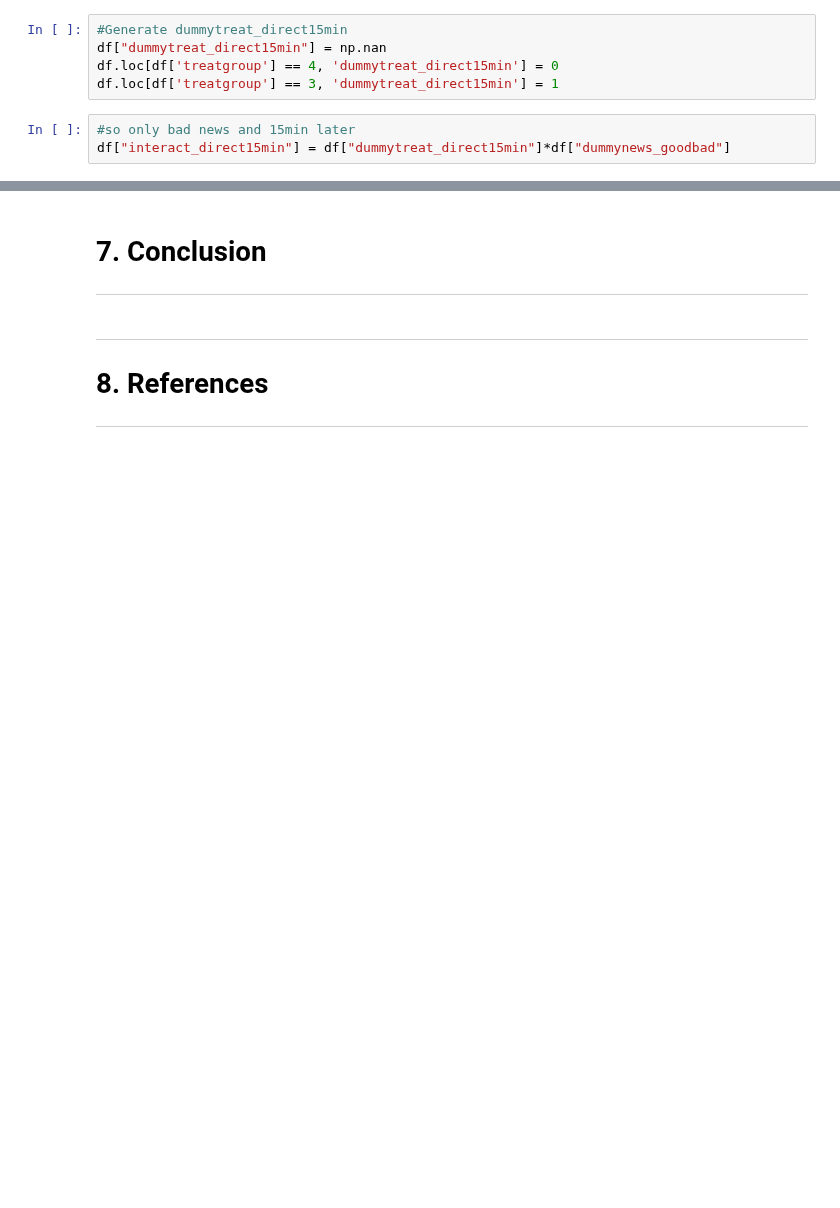
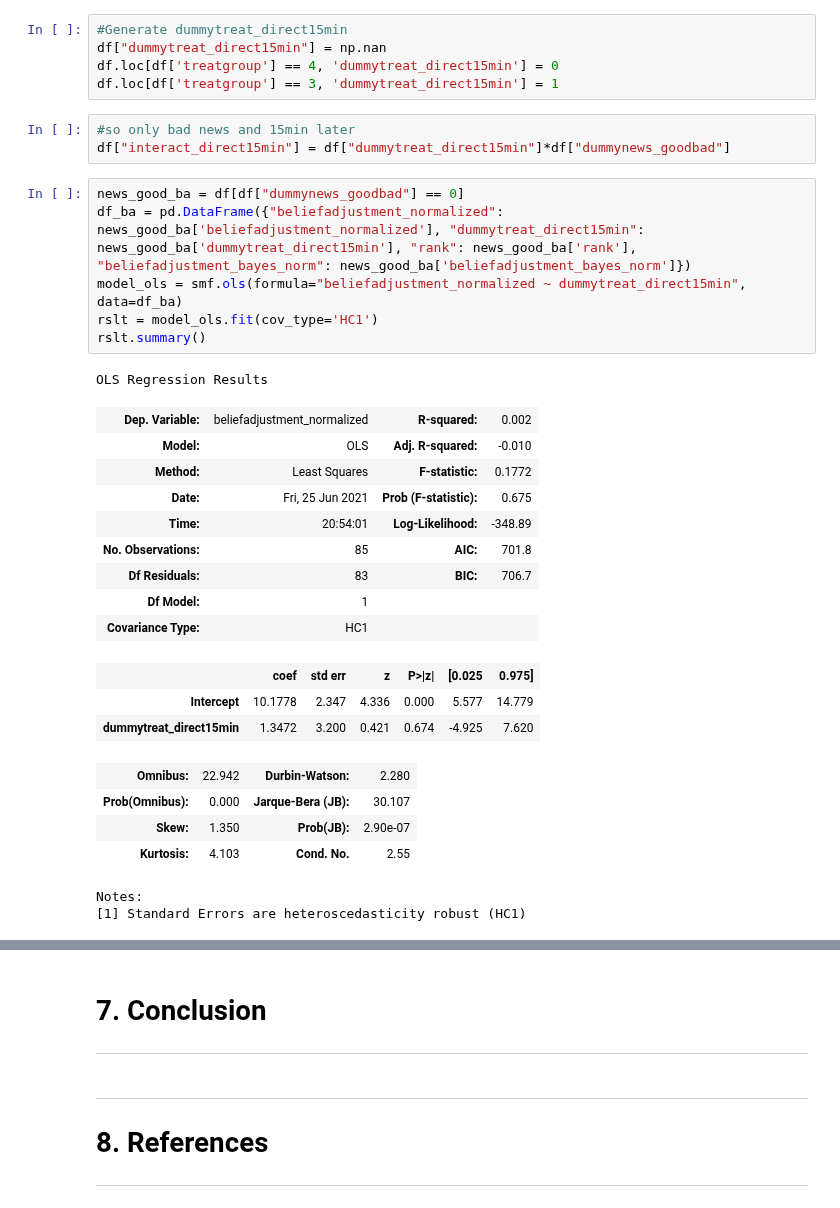
Before and after one commit to aysuavci/ose-data-science-course-project-aysuavci, a Jupyter notebook: project_notebook.ipynb, the cells around one changed output, grey strips where cells are left out. Drawn from its saved outputs; the diff is of its cells as text; blank space fills up the shorter version.

```diff
--- a/project_notebook.ipynb
+++ b/project_notebook.ipynb
@@ -421,3 +421,29 @@ df.loc[df['treatgroup'] == 3, 'dummytreat_direct15min'] = 1
 # %%
 #so only bad news and 15min later
 df["interact_direct15min"] = df["dummytreat_direct15min"]*df["dummynews_goodbad"]
+# %%
+news_good_ba = df[df["dummynews_goodbad"] == 0]
+df_ba = pd.DataFrame({"beliefadjustment_normalized": news_good_ba['beliefadjustment_normalized'], "dummytreat_direct15min": news_good_ba['dummytreat_direct15min'], "rank": news_good_ba['rank'], "beliefadjustment_bayes_norm": news_good_ba['beliefadjustment_bayes_norm']})
+model_ols = smf.ols(formula="beliefadjustment_normalized ~ dummytreat_direct15min", data=df_ba)
+rslt = model_ols.fit(cov_type='HC1')
+rslt.summary()
+# %% [output]
+OLS Regression Results
+| Dep. Variable: | beliefadjustment_normalized | R-squared: | 0.002 |
+| Model: | OLS | Adj. R-squared: | -0.010 |
+| Method: | Least Squares | F-statistic: | 0.1772 |
+| Date: | Fri, 25 Jun 2021 | Prob (F-statistic): | 0.675 |
+| Time: | 20:54:01 | Log-Likelihood: | -348.89 |
+| No. Observations: | 85 | AIC: | 701.8 |
+| Df Residuals: | 83 | BIC: | 706.7 |
+| Df Model: | 1 |  |  |
+| Covariance Type: | HC1 |  |  |
+|  | coef | std err | z | P>|z| | [0.025 | 0.975] |
+| Intercept | 10.1778 | 2.347 | 4.336 | 0.000 | 5.577 | 14.779 |
+| dummytreat_direct15min | 1.3472 | 3.200 | 0.421 | 0.674 | -4.925 | 7.620 |
+| Omnibus: | 22.942 | Durbin-Watson: | 2.280 |
+| Prob(Omnibus): | 0.000 | Jarque-Bera (JB): | 30.107 |
+| Skew: | 1.350 | Prob(JB): | 2.90e-07 |
+| Kurtosis: | 4.103 | Cond. No. | 2.55 |
+Notes:
+[1] Standard Errors are heteroscedasticity robust (HC1)
```
Also changed, not shown: parts of 1 cell of this notebook.
